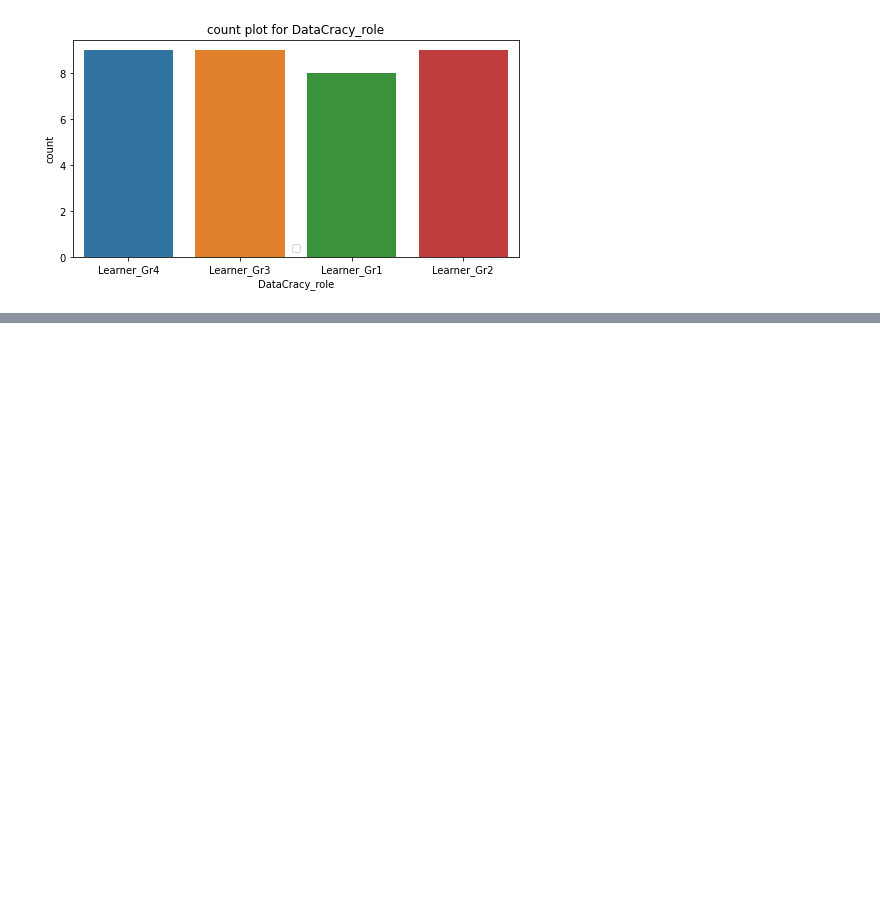
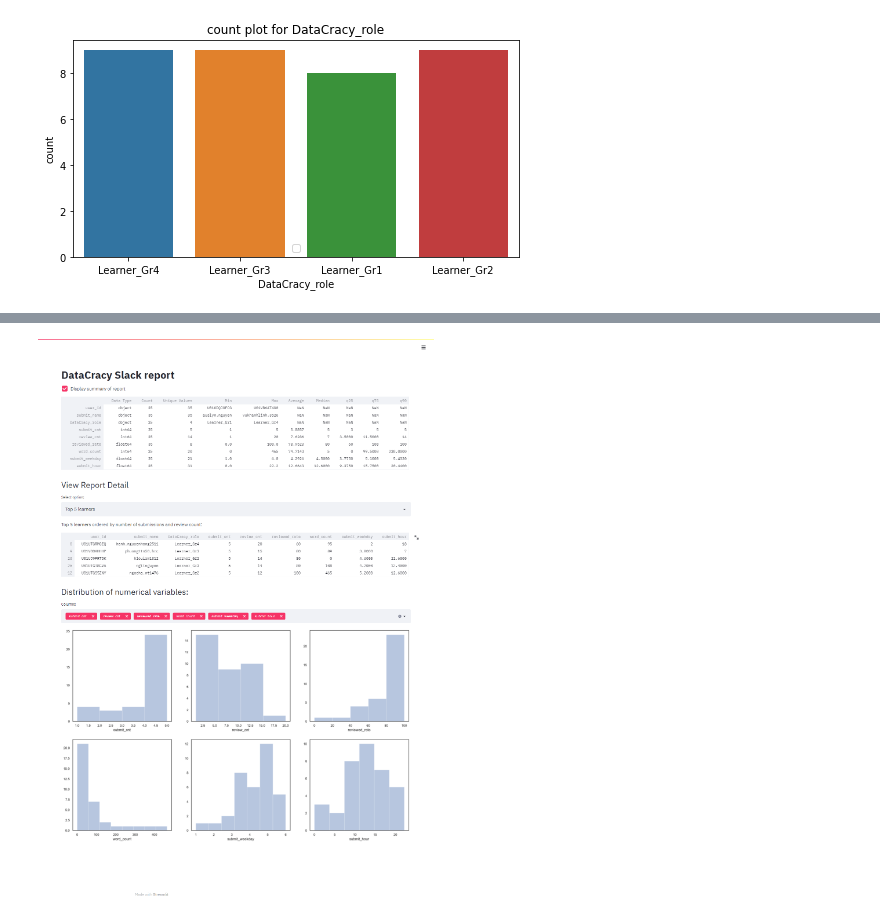
Before and after one commit to ngttnguyen/atom-assignments, a Jupyter notebook: assignment_6/NguyenThaoNguyen_assignment_6.ipynb, the cells around one changed output, grey strips where cells are left out. Cells and saved outputs as stored; diff of their text form; code cells hidden in the pictures; blank space fills up the shorter version.

```diff
--- a/assignment_6/NguyenThaoNguyen_assignment_6.ipynb
+++ b/assignment_6/NguyenThaoNguyen_assignment_6.ipynb
@@ -500,0 +533,6 @@ plt.legend()
+# %%
+#2.Vẽ biểu đồ thể hiện phân phối (Distribution - Kaggle Tutorial) của các thông số trên và add vào app Streamlit
+from IPython.display import Image
+Image('img/Slack_Data_Streamlit.png')
+# %% [output]
+[figure, added]
```
Also changed, not shown: parts of 6 cells of this notebook, 2 other files.
